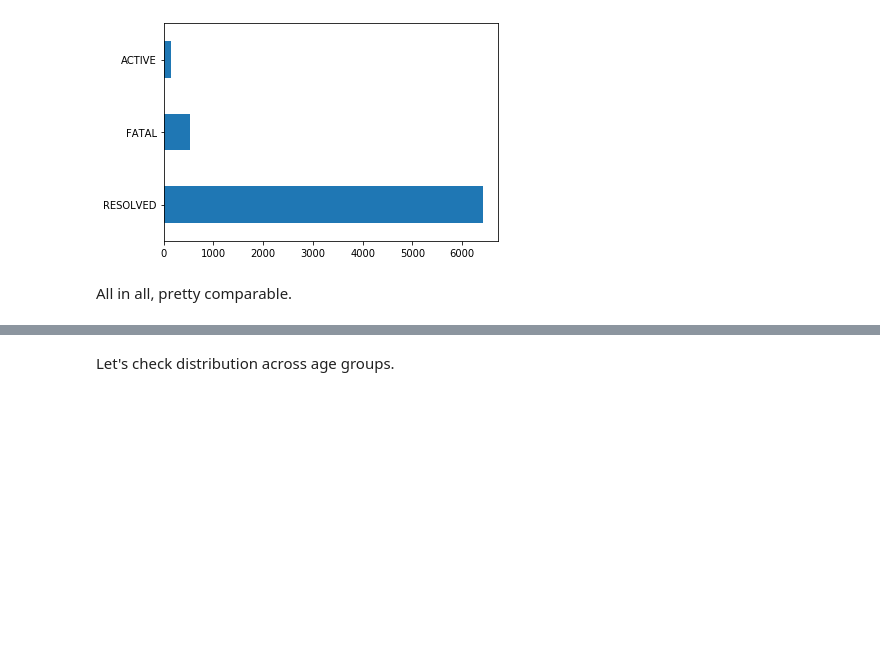
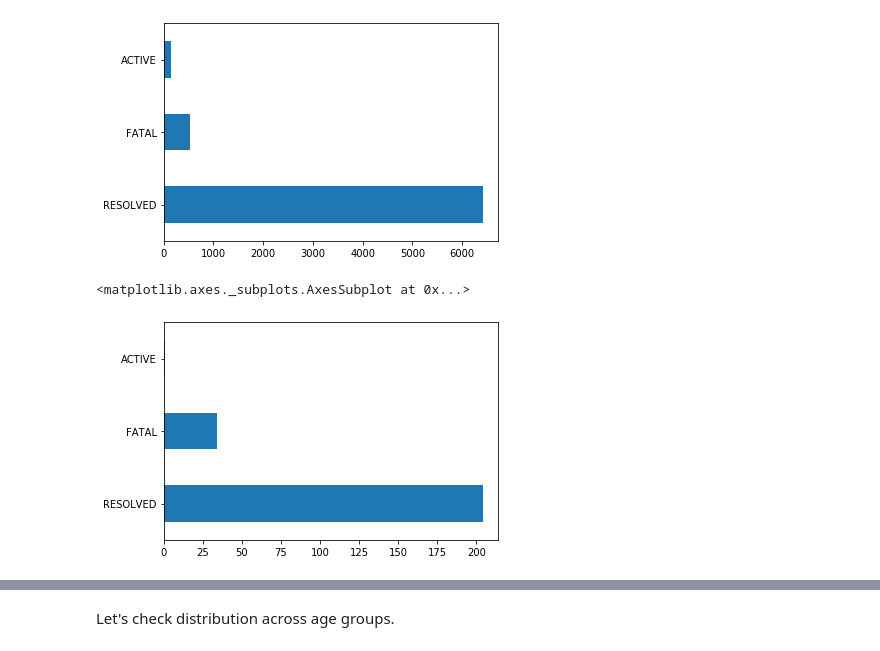
Before and after one commit to MattJust/covid19_data_analysis, a Jupyter notebook: toronto_covid_cases.ipynb, the cells around one changed output, grey strips where cells are left out. Drawn from its saved outputs; the diff is of its cells as text; code cells hidden in the pictures; blank space fills up the shorter version.

```diff
--- a/toronto_covid_cases.ipynb
+++ b/toronto_covid_cases.ipynb
@@ -109,5 +113,8 @@ df[df['Client Gender'] == 'MALE']['Outcome'].value_counts().plot(kind='barh')
 # %% [output]
 <matplotlib.axes._subplots.AxesSubplot at 0x...>
 [figure]
-# %% [markdown]
-All in all, pretty comparable.
+# %%
+df[df['Client Gender'] == 'UNKNOWN']['Outcome'].value_counts().plot(kind='barh')
+# %% [output]
+<matplotlib.axes._subplots.AxesSubplot at 0x...>
+[figure, added]
```
Also changed, not shown: parts of 3 cells of this notebook.
